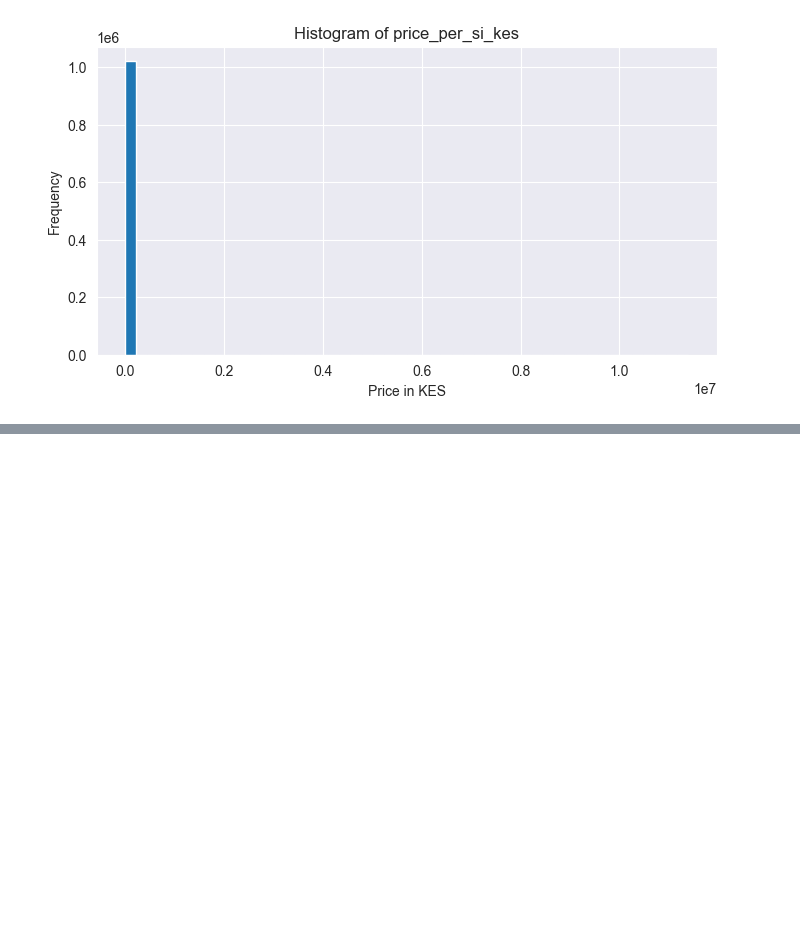
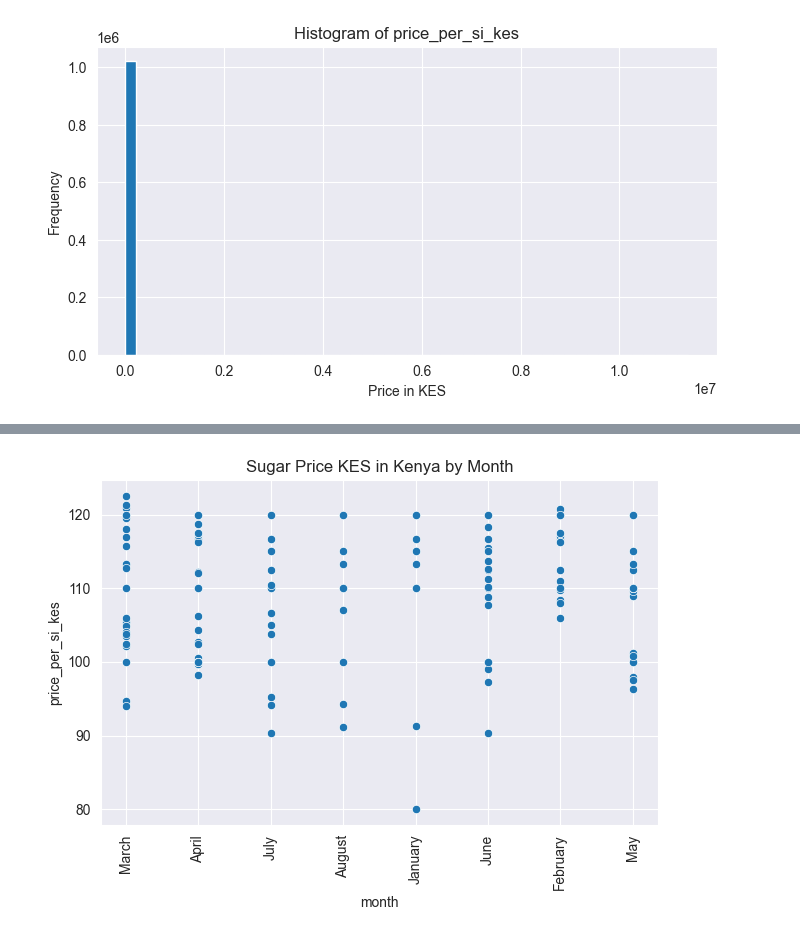
Before and after one commit to Cyrusz55/food_price_analysis, a Jupyter notebook: book1.ipynb, the cells around one changed output, grey strips where cells are left out. Saved outputs shown, nothing was run; the diff lists cells and outputs as text; code cells hidden in the pictures; blank space fills up the shorter version.

```diff
--- a/book1.ipynb
+++ b/book1.ipynb
@@ -755,0 +779,14 @@ plt.show()
+# %%
+sns.scatterplot(
+    x="month",
+    y="price_per_si_kes",
+    data=df[(df["commodity_simplified"] == "sugar") & (df["country"] == "Kenya")],
+)
+plt.xticks(rotation=90)
+plt.title("Sugar Price KES in Kenya by Month")
+plt.xlabel("month")
+plt.ylabel("price_per_si_kes")
+plt.tight_layout()
+plt.show()
+# %% [output]
+[figure, added]
```
Also changed, not shown: parts of 13 cells of this notebook.
